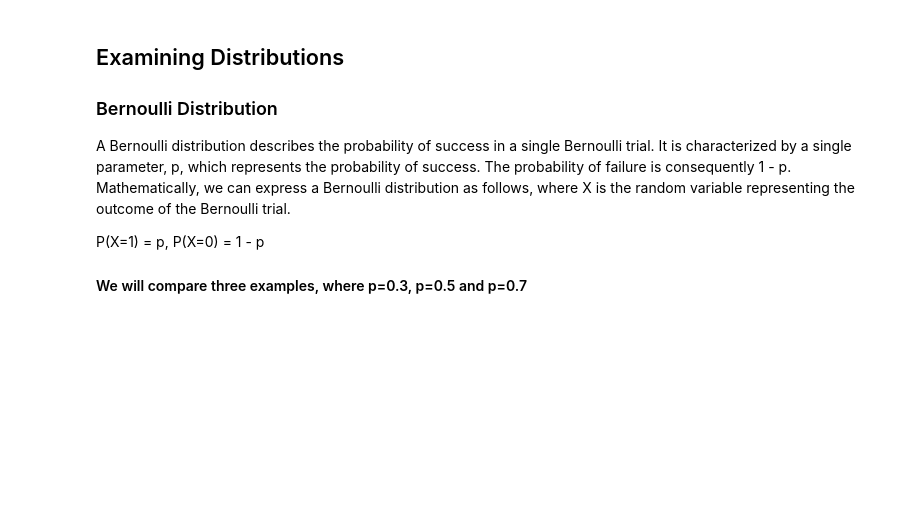
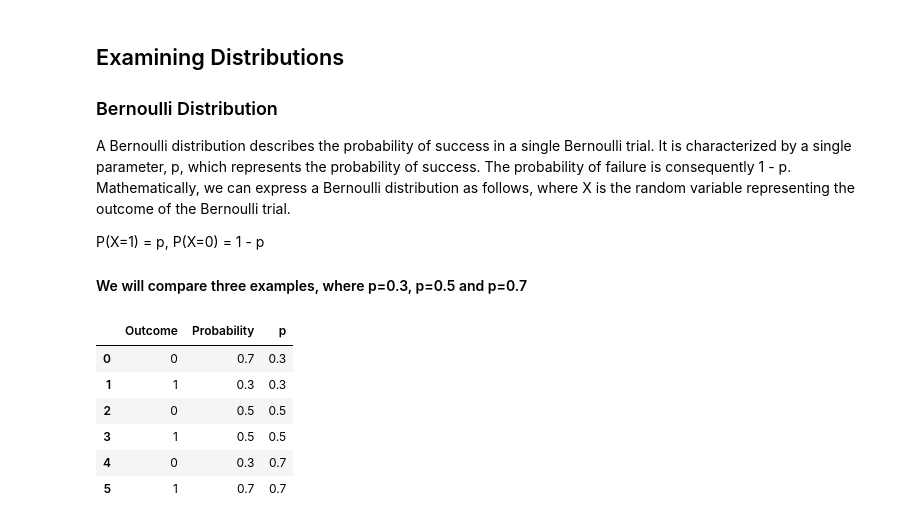
Before and after one commit to nyguerrillagirl/1000doc-python-projects, a Jupyter notebook: datacamp/statistical_thinking/anaconda_projects/statistical_thinking_notes.ipynb, the cells around one changed output. Saved outputs shown, nothing was run; the diff lists cells and outputs as text; code cells hidden in the pictures; blank space fills up the shorter version.

```diff
--- a/datacamp/statistical_thinking/anaconda_projects/statistical_thinking_notes.ipynb
+++ b/datacamp/statistical_thinking/anaconda_projects/statistical_thinking_notes.ipynb
@@ -122,0 +126,17 @@ p_1 = bernoulli.rsv(
+# %%
+# Build a tidy DataFrame
+rows = []
+for p in ps:
+    rows.append({"Outcome": 0, "Probability": 1-p, "p": p})
+    rows.append({"Outcome": 1, "Probability": p, "p": p})
+
+df = pd.DataFrame(rows)
+df
+# %% [output]
+|  | Outcome | Probability | p |
+| 0 | 0 | 0.7 | 0.3 |
+| 1 | 1 | 0.3 | 0.3 |
+| 2 | 0 | 0.5 | 0.5 |
+| 3 | 1 | 0.5 | 0.5 |
+| 4 | 0 | 0.3 | 0.7 |
+| 5 | 1 | 0.7 | 0.7 |
```
Also changed, not shown: parts of 4 cells of this notebook, 1 other file.
